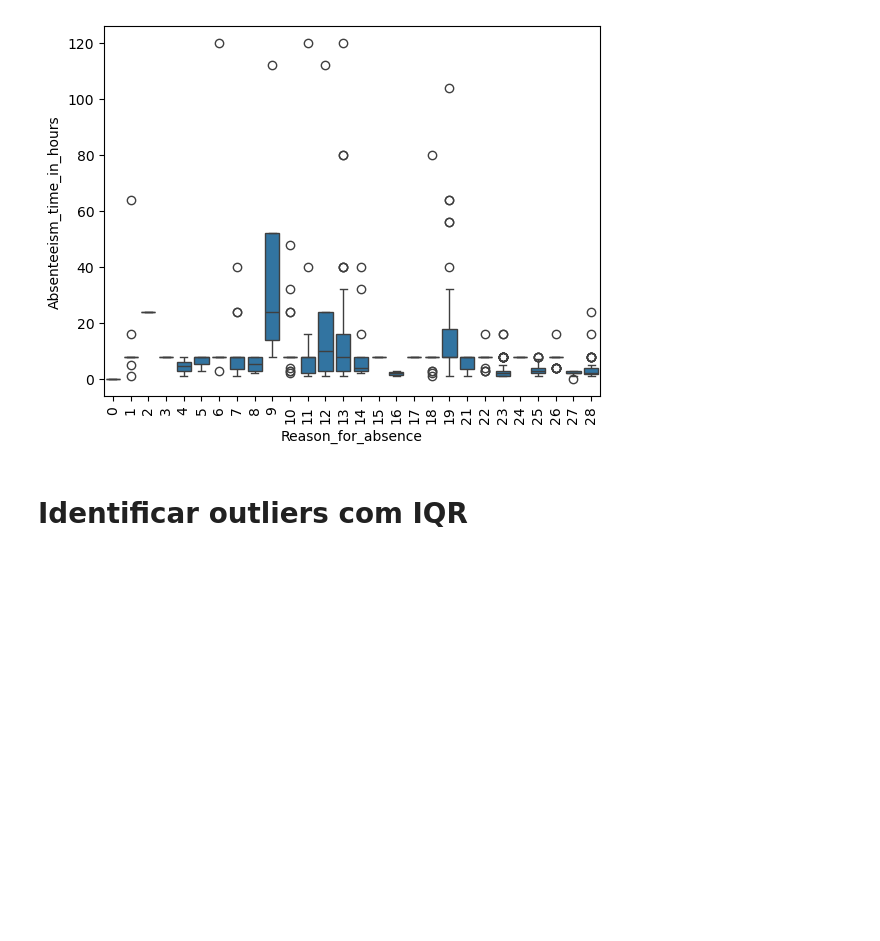
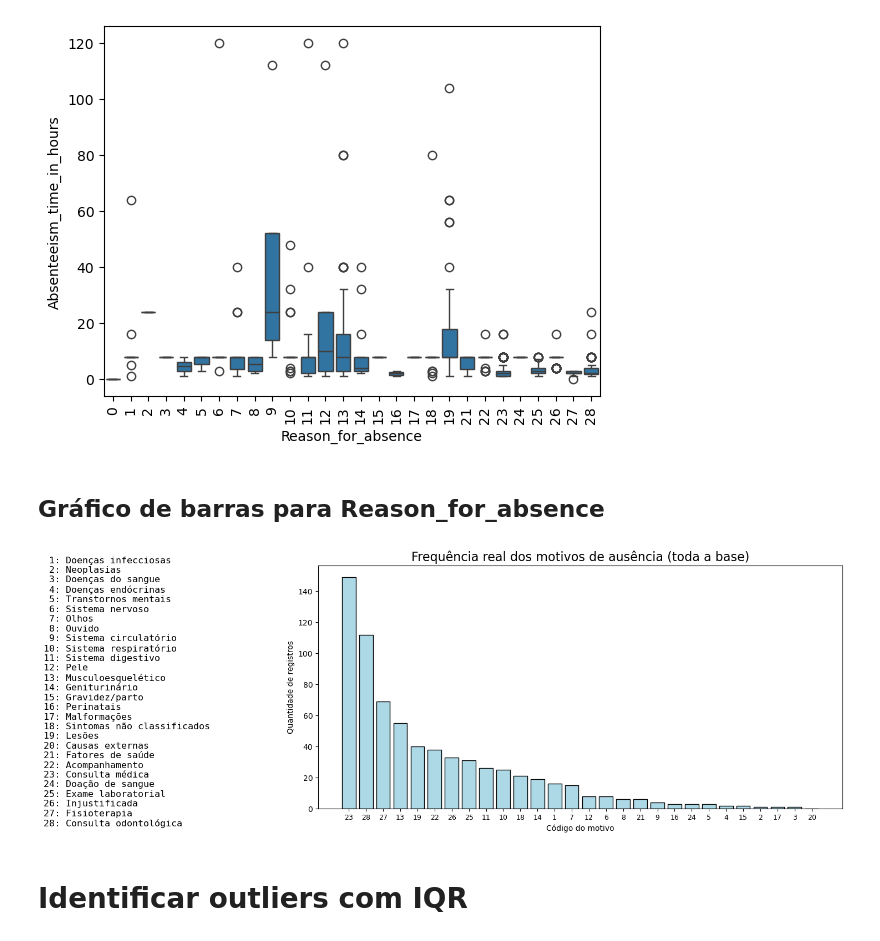
Before and after one commit to andreldfraga/analise-exploratoria-absenteismo, a Jupyter notebook: absenteismo_analise_variaveis_numericas.ipynb, the cells around one changed output. Drawn from its saved outputs; the diff is of its cells as text; code cells hidden in the pictures; blank space fills up the shorter version.

```diff
--- a/absenteismo_analise_variaveis_numericas.ipynb
+++ b/absenteismo_analise_variaveis_numericas.ipynb
@@ -178,3 +156,5 @@ plt.xticks(rotation=90)
 plt.show()
 # %% [output]
 [figure]
+# %% [markdown]
+## Gráfico de barras para Reason_for_absence
@@ -181,3 +204,35 @@ plt.show()
+# %%
+# plot: eixo X só com códigos
+fig, ax = plt.subplots(figsize=(15, 6))
+ax.bar(freq.index.astype(str), freq.values, color='lightblue', edgecolor='black')
+
+ax.set_title('Frequência real dos motivos de ausência (toda a base)', fontsize = 16)
+ax.set_xlabel('Código do motivo')
+ax.set_ylabel('Quantidade de registros')
+ax.tick_params(axis='x', rotation=0, labelsize=9)  # códigos “retinhos”
+
+# ---- legenda à ESQUERDA (códigos -> descrições) ----
+legenda = "\n".join([f"{k:>2}: {v}" for k, v in motivos.items()])
+
+# abre espaço à esquerda para caber a legenda
+fig.subplots_adjust(left=0.35, right=0.98, bottom=0.15)
+
+# coloca o texto da legenda no lado esquerdo
+fig.text(
+    0.02, 0.5, legenda,
+    fontsize=12, va='center', ha='left',
+    family='monospace'
+)
+
+# salvar
+plt.savefig('figures/frequencia_motivos_real.png',
+            dpi=300,
+            bbox_inches='tight'
+            )
+
+plt.show()
+# %% [output]
+[figure, added]
 # %% [markdown]
 # Identificar outliers com IQR
 # %%
```
Also changed, not shown: parts of 29 cells of this notebook.
